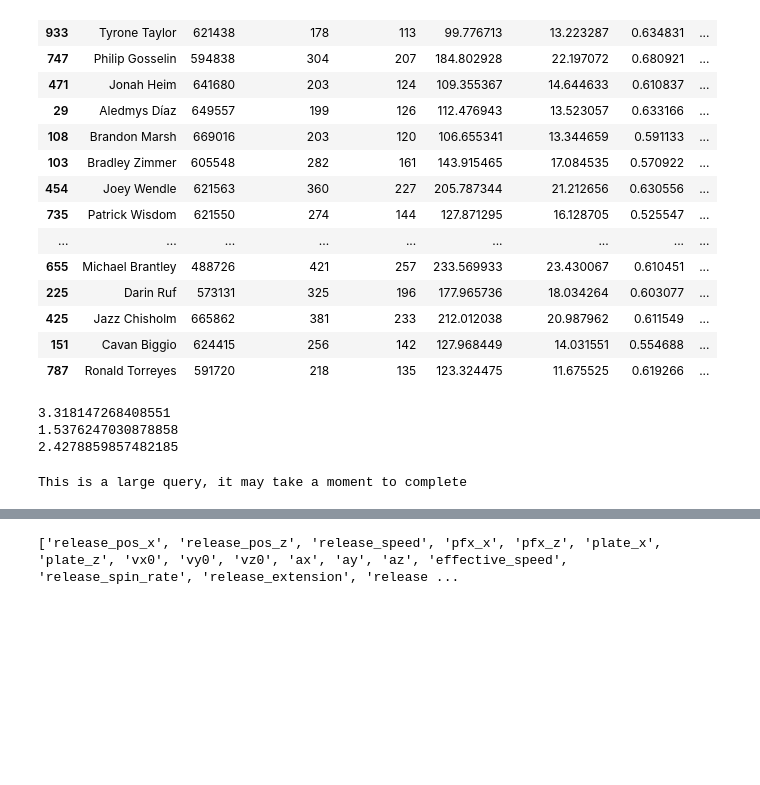
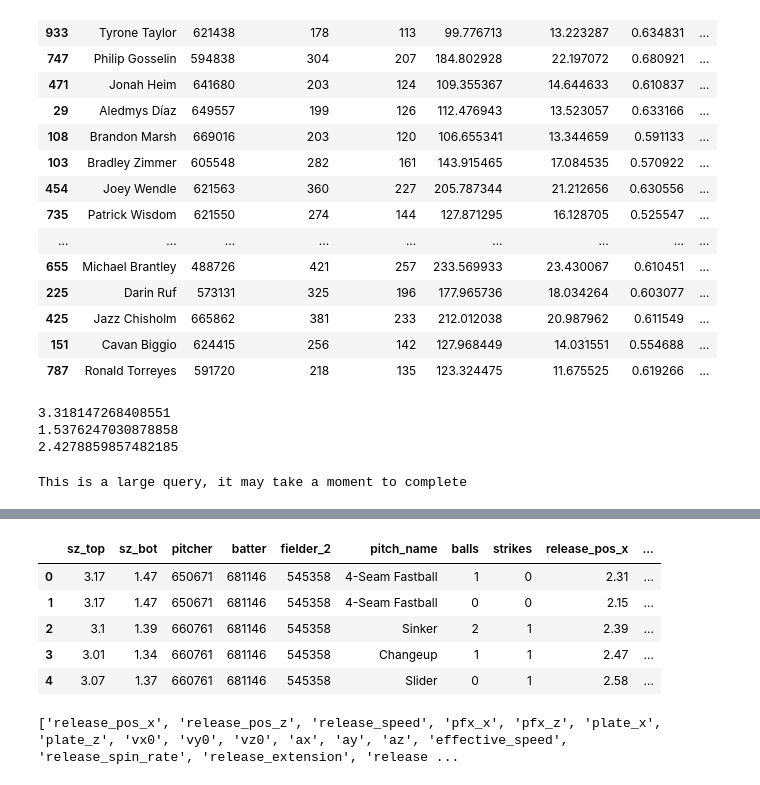
Before and after one commit to syamiller/SCOE, a Jupyter notebook: scoe.ipynb, the cells around one changed output, grey strips where cells are left out. Cells and saved outputs as stored; diff of their text form; code cells hidden in the pictures; blank space fills up the shorter version.

```diff
--- a/scoe.ipynb
+++ b/scoe.ipynb
@@ -417 +419,19 @@ df_2022.head()
+# %%
+df_2022 = df_2022.merge(player_teams, left_on='fielder_2', right_on='player_id')
+df_2022 = df_2022.drop(columns=['player_id'], axis=1)
+df_2022 = df_2022.rename(columns={'team_name' : 'catcher_team'})
+df_2022 = df_2022.merge(player_teams, left_on='pitcher', right_on='player_id')
+df_2022 = df_2022.drop(columns=['player_id'], axis=1)
+df_2022 = df_2022.rename(columns={'team_name' : 'pitcher_team'})
+df_2022 = df_2022.merge(player_teams, left_on='batter', right_on='player_id')
+df_2022 = df_2022.drop(columns=['player_id'], axis=1)
+df_2022 = df_2022.rename(columns={'team_name' : 'batter_team'})
+df_2022.head()
+# %% [output]
+|  | sz_top | sz_bot | pitcher | batter | fielder_2 | pitch_name | balls | strikes | release_pos_x | ... |
+| 0 | 3.17 | 1.47 | 650671 | 681146 | 545358 | 4-Seam Fastball | 1 | 0 | 2.31 | ... |
+| 1 | 3.17 | 1.47 | 650671 | 681146 | 545358 | 4-Seam Fastball | 0 | 0 | 2.15 | ... |
+| 2 | 3.1 | 1.39 | 660761 | 681146 | 545358 | Sinker | 2 | 1 | 2.39 | ... |
+| 3 | 3.01 | 1.34 | 660761 | 681146 | 545358 | Changeup | 1 | 1 | 2.47 | ... |
+| 4 | 3.07 | 1.37 | 660761 | 681146 | 545358 | Slider | 0 | 1 | 2.58 | ... |
 # %%
```
Also changed, not shown: parts of 9 cells of this notebook, 4 other files.
